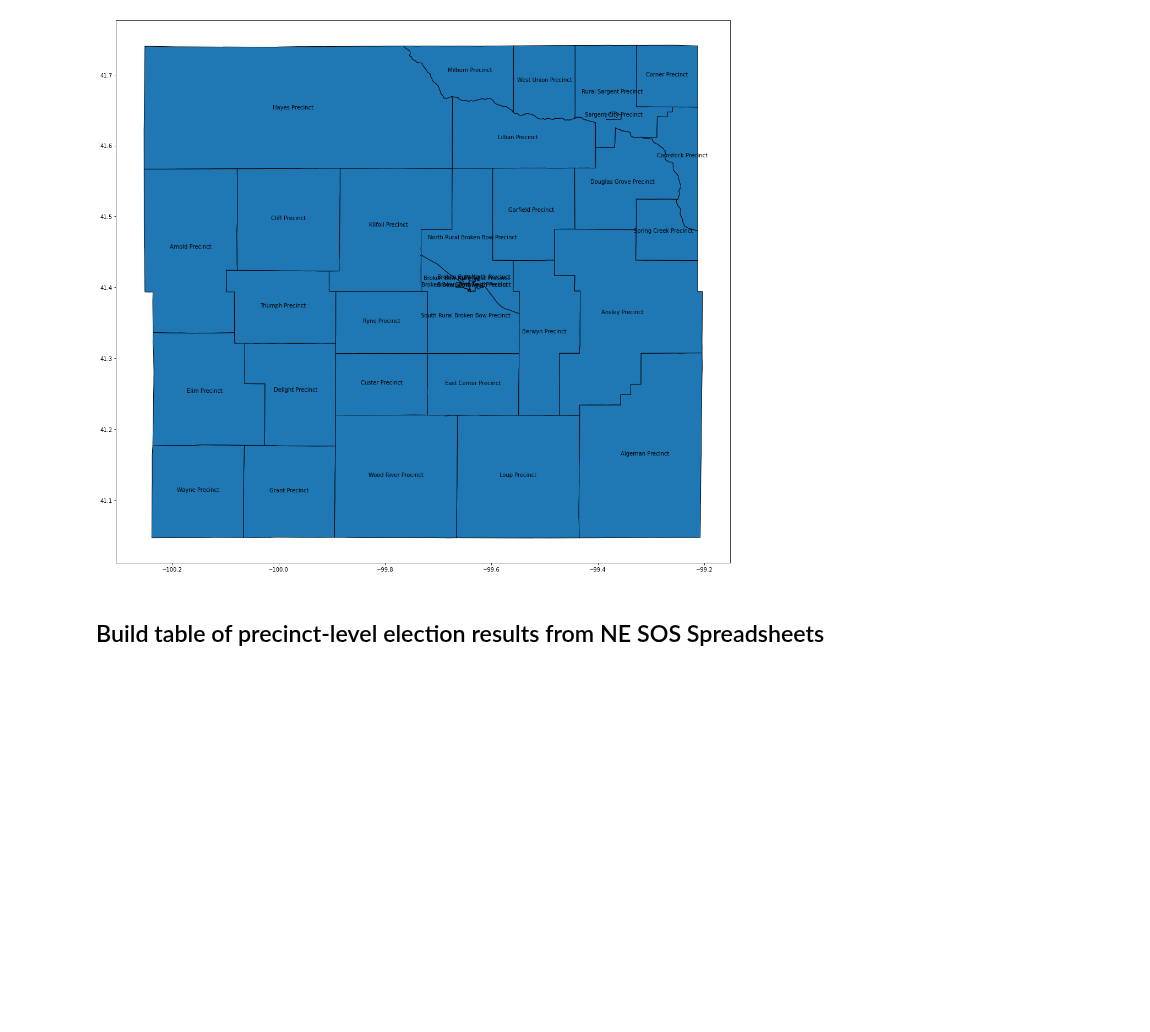
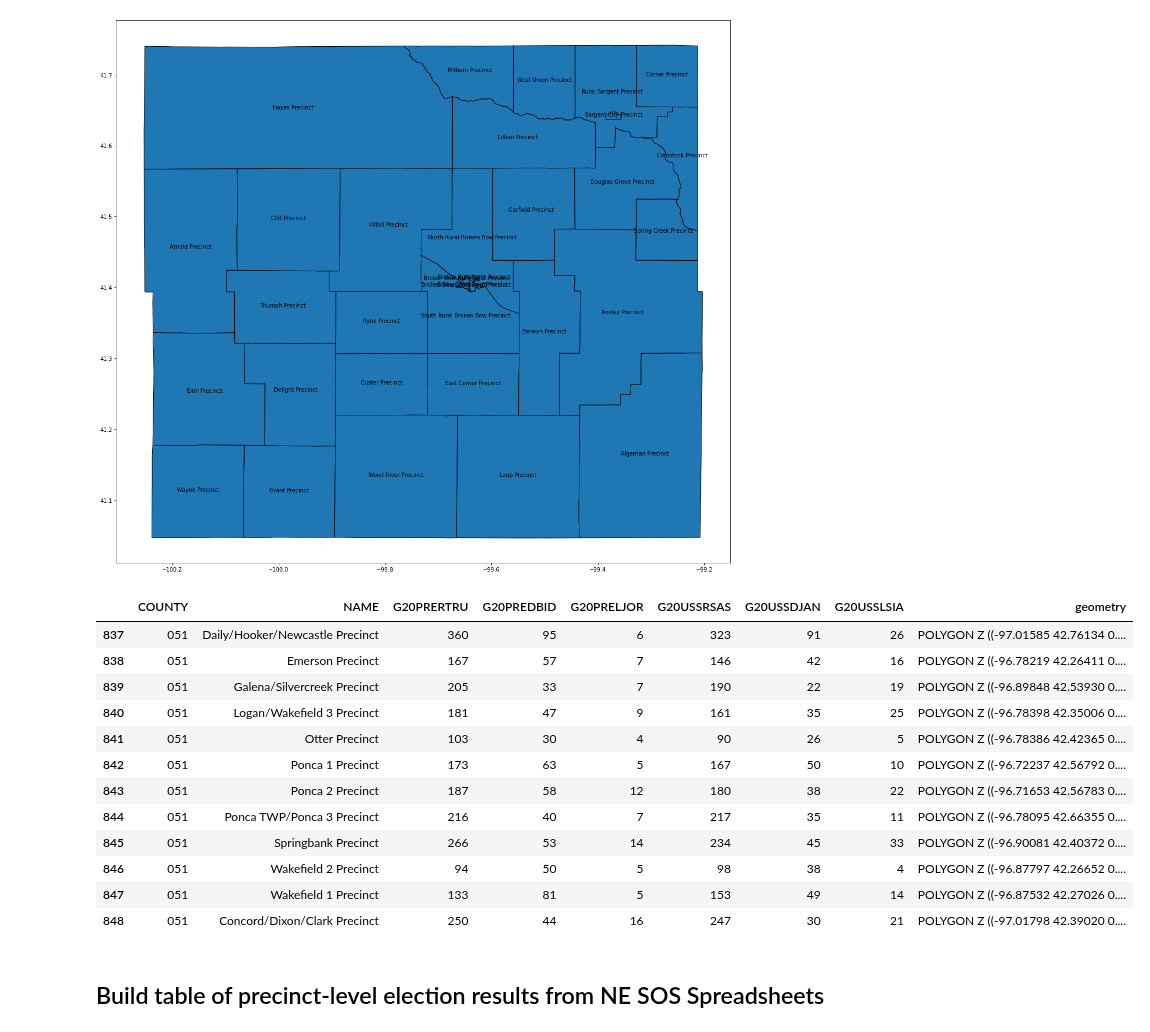
Before and after one commit to nonpartisan-redistricting-datahub/pdv-ne, a Jupyter notebook: vest-ne-2020/vest-ne-2020-validation.ipynb, the cells around one changed output. Cells and saved outputs as stored; diff of their text form; code cells hidden in the pictures; blank space fills up the shorter version.

```diff
--- a/vest-ne-2020/vest-ne-2020-validation.ipynb
+++ b/vest-ne-2020/vest-ne-2020-validation.ipynb
@@ -67,6 +67,22 @@ ax = vest_ne_2020.loc[vest_ne_2020['COUNTY'] == '041'].plot(figsize=(20,20), edg
 vest_ne_2020.apply(lambda x: ax.annotate(text=x.NAME, xy=x.geometry.centroid.coords[0], ha='center'), axis=1);
 # %% [output]
 [figure]
+# %%
+vest_ne_2020.loc[vest_ne_2020['COUNTY'] == '051']
+# %% [output]
+|  | COUNTY | NAME | G20PRERTRU | G20PREDBID | G20PRELJOR | G20USSRSAS | G20USSDJAN | G20USSLSIA | geometry |
+| 837 | 051 | Daily/Hooker/Newcastle Precinct | 360 | 95 | 6 | 323 | 91 | 26 | POLYGON Z ((-97.01585 42.76134 0.... |
+| 838 | 051 | Emerson Precinct | 167 | 57 | 7 | 146 | 42 | 16 | POLYGON Z ((-96.78219 42.26411 0.... |
+| 839 | 051 | Galena/Silvercreek Precinct | 205 | 33 | 7 | 190 | 22 | 19 | POLYGON Z ((-96.89848 42.53930 0.... |
+| 840 | 051 | Logan/Wakefield 3 Precinct | 181 | 47 | 9 | 161 | 35 | 25 | POLYGON Z ((-96.78398 42.35006 0.... |
+| 841 | 051 | Otter Precinct | 103 | 30 | 4 | 90 | 26 | 5 | POLYGON Z ((-96.78386 42.42365 0.... |
+| 842 | 051 | Ponca 1 Precinct | 173 | 63 | 5 | 167 | 50 | 10 | POLYGON Z ((-96.72237 42.56792 0.... |
+| 843 | 051 | Ponca 2 Precinct | 187 | 58 | 12 | 180 | 38 | 22 | POLYGON Z ((-96.71653 42.56783 0.... |
+| 844 | 051 | Ponca TWP/Ponca 3 Precinct | 216 | 40 | 7 | 217 | 35 | 11 | POLYGON Z ((-96.78095 42.66355 0.... |
+| 845 | 051 | Springbank Precinct | 266 | 53 | 14 | 234 | 45 | 33 | POLYGON Z ((-96.90081 42.40372 0.... |
+| 846 | 051 | Wakefield 2 Precinct | 94 | 50 | 5 | 98 | 38 | 4 | POLYGON Z ((-96.87797 42.26652 0.... |
+| 847 | 051 | Wakefield 1 Precinct | 133 | 81 | 5 | 153 | 49 | 14 | POLYGON Z ((-96.87532 42.27026 0.... |
+| 848 | 051 | Concord/Dixon/Clark Precinct | 250 | 44 | 16 | 247 | 30 | 21 | POLYGON Z ((-97.01798 42.39020 0.... |
 # %%
 races = [i for i in vest_ne_2020.columns if "G20P" in i]
 # %% [markdown]
```
Also changed, not shown: parts of 31 cells of this notebook.
